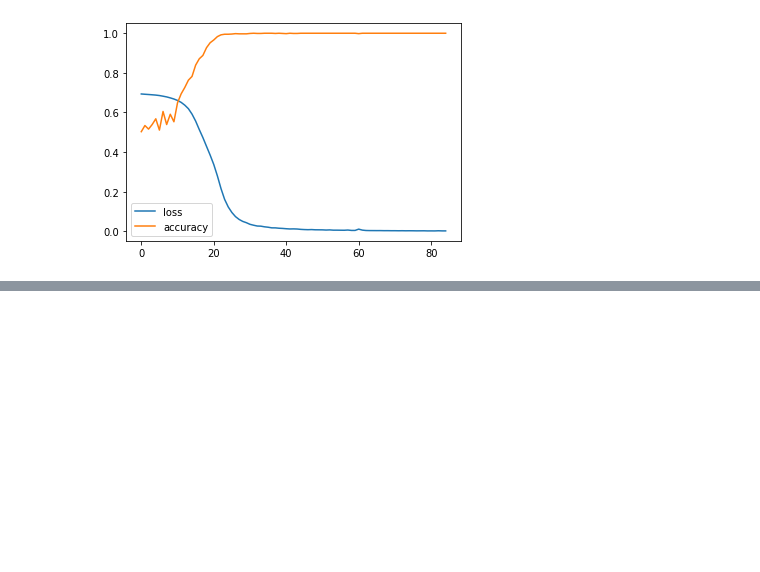
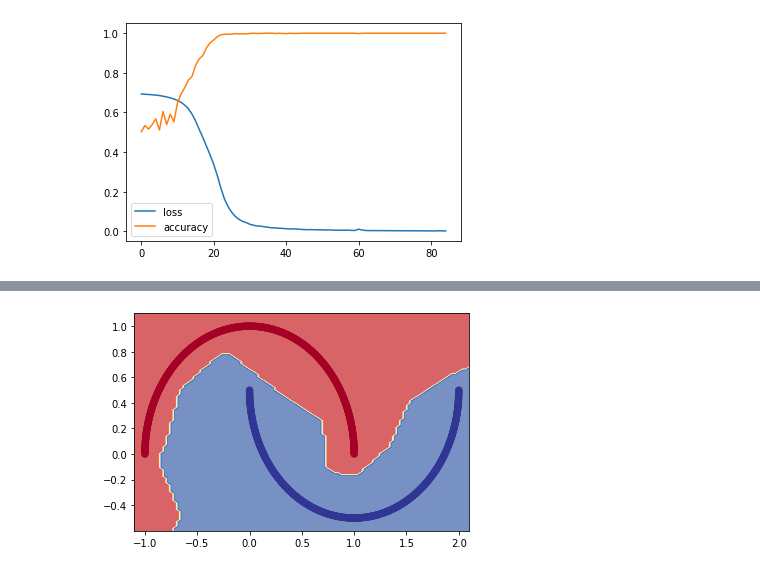
Before and after one commit to choton654/tenserflow-deep-learning, a Jupyter notebook: neural_network_classification.ipynb, the cells around one changed output, grey strips where cells are left out. Cells and saved outputs as stored; diff of their text form; code cells hidden in the pictures; blank space fills up the shorter version.

```diff
--- a/neural_network_classification.ipynb
+++ b/neural_network_classification.ipynb
@@ -127,0 +193,3 @@ binary classification
+# %%
+plot_decision_boundary(model_1, x, y)
+# %% [output]
@@ -127,0 +198 @@ binary classification
+[figure, added]
```
Also changed, not shown: parts of 22 cells of this notebook.
